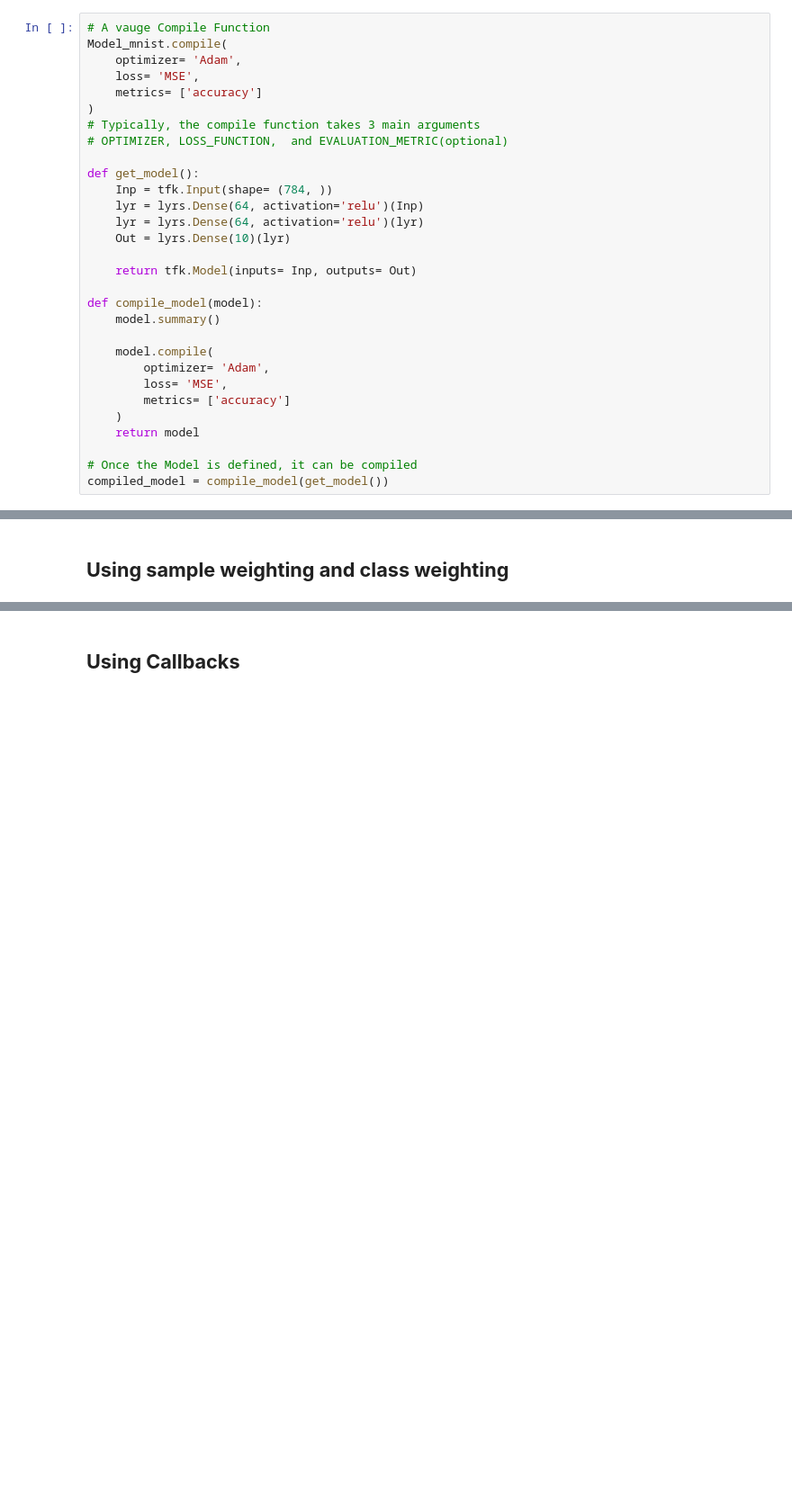
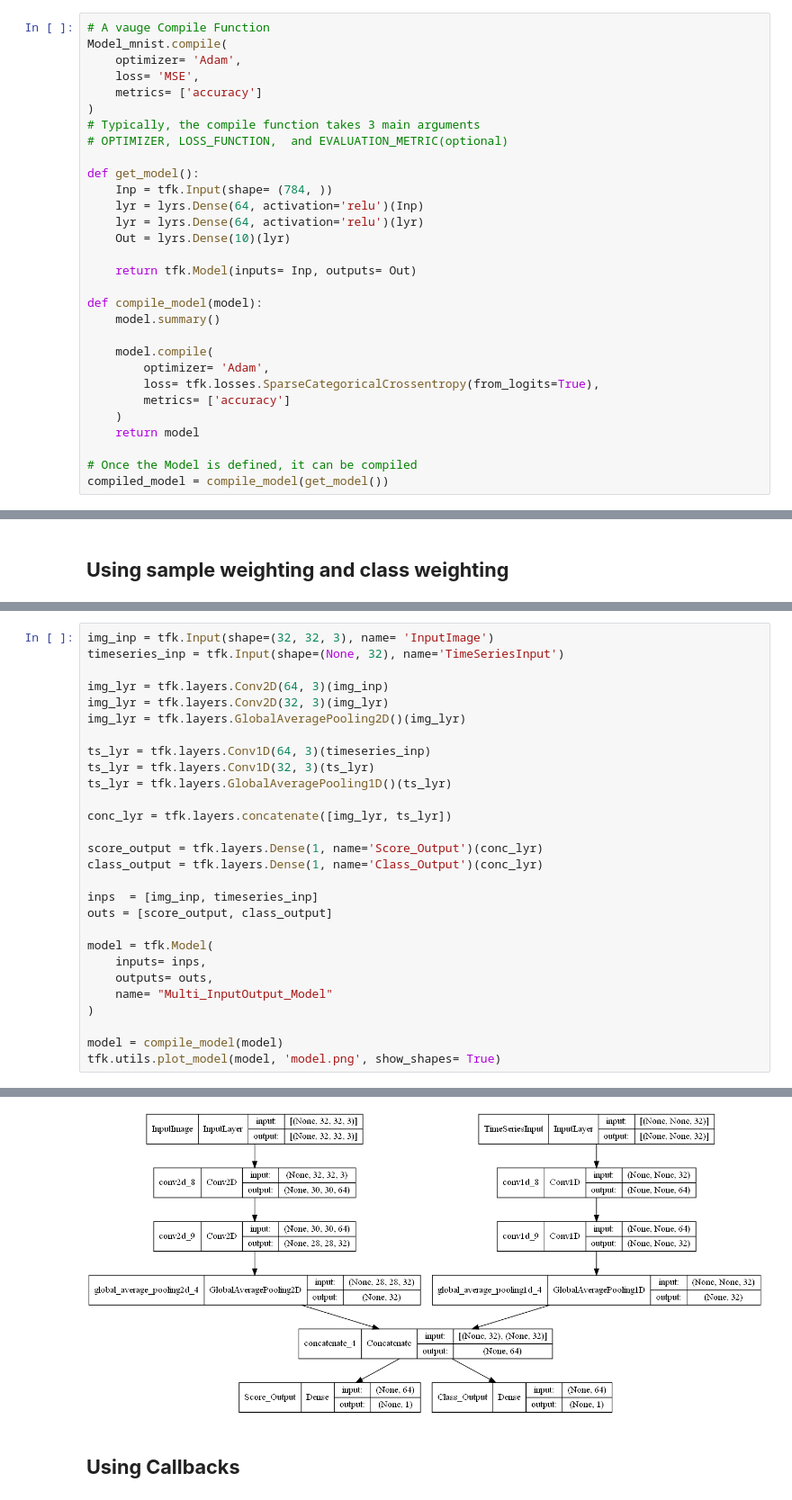
Before and after one commit to MQasim1218/Tensorflow-Guide-practice, a Jupyter notebook: K3_Training_and_Evaluation.ipynb, the cells around one changed output, grey strips where cells are left out. Shown at 90% size. Drawn from its saved outputs; the diff is of its cells as text; blank space fills up the shorter version.

```diff
--- a/K3_Training_and_Evaluation.ipynb
+++ b/K3_Training_and_Evaluation.ipynb
@@ -121,7 +121,7 @@ def compile_model(model):
 
     model.compile(
         optimizer= 'Adam',
-        loss= 'MSE',
+        loss= tfk.losses.SparseCategoricalCrossentropy(from_logits=True),
         metrics= ['accuracy']
     )
     return model
@@ -628,0 +856,29 @@ Epoch 10/10
+# %%
+img_inp = tfk.Input(shape=(32, 32, 3), name= 'InputImage')
+timeseries_inp = tfk.Input(shape=(None, 32), name='TimeSeriesInput')
+
+img_lyr = tfk.layers.Conv2D(64, 3)(img_inp)
+img_lyr = tfk.layers.Conv2D(32, 3)(img_lyr)
+img_lyr = tfk.layers.GlobalAveragePooling2D()(img_lyr)
+
+ts_lyr = tfk.layers.Conv1D(64, 3)(timeseries_inp)
+ts_lyr = tfk.layers.Conv1D(32, 3)(ts_lyr)
+ts_lyr = tfk.layers.GlobalAveragePooling1D()(ts_lyr)
+
+conc_lyr = tfk.layers.concatenate([img_lyr, ts_lyr])
+
+score_output = tfk.layers.Dense(1, name='Score_Output')(conc_lyr)
+class_output = tfk.layers.Dense(1, name='Class_Output')(conc_lyr)
+
+inps  = [img_inp, timeseries_inp]
+outs = [score_output, class_output]
+
+model = tfk.Model(
+    inputs= inps,
+    outputs= outs,
+    name= "Multi_InputOutput_Model"
+)
+
+model = compile_model(model)
+tfk.utils.plot_model(model, 'model.png', show_shapes= True)
+# %% [output]
@@ -629,3 +902,4 @@ Epoch 10/10
+[figure, added]
 # %% [markdown]
 ## **Using Callbacks**
 # %% [markdown]
```
Also changed, not shown: parts of 18 cells of this notebook, 1 other file.
